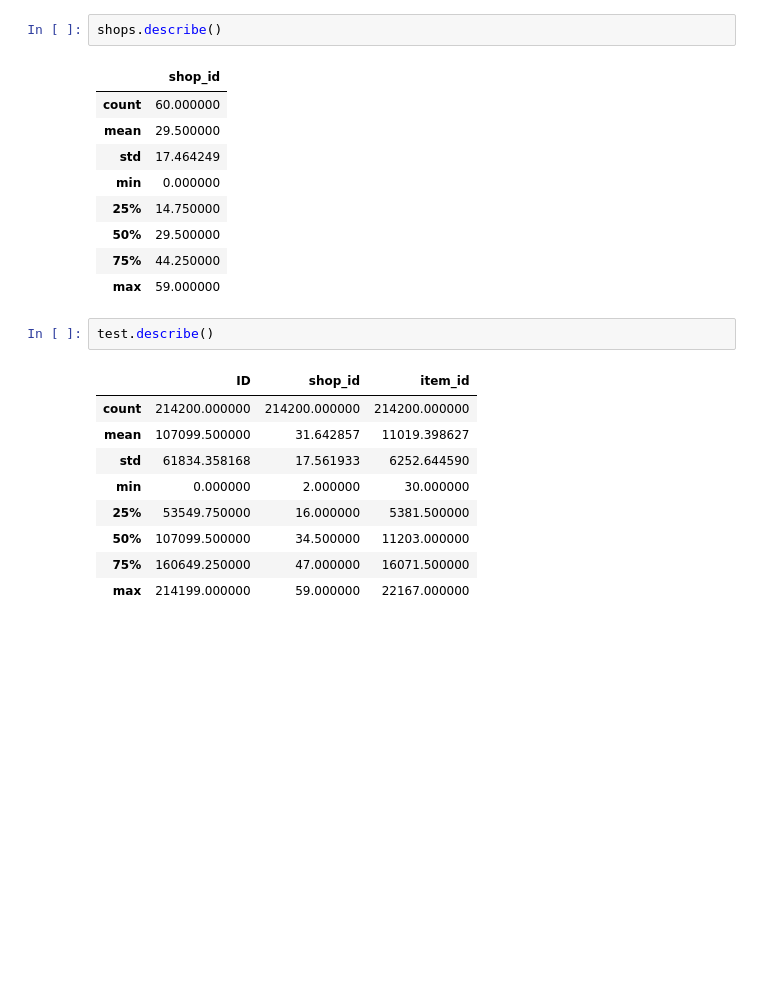
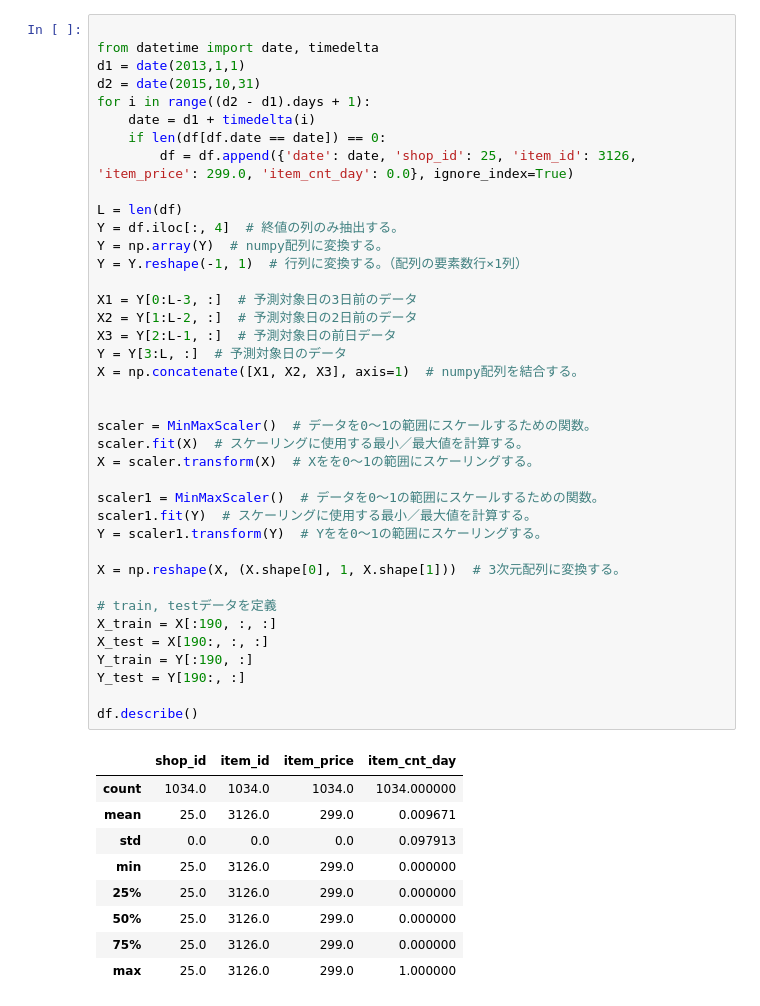
Before and after one commit to CodeSeterpie/CodeSeterpie, a Jupyter notebook: Kaggle/PredictFutureSales/members/uragami-lab/notebook01.ipynb, the cells around one changed output. Cells and saved outputs as stored; diff of their text form; blank space fills up the shorter version.

```diff
--- a/Kaggle/PredictFutureSales/members/uragami-lab/notebook01.ipynb
+++ b/Kaggle/PredictFutureSales/members/uragami-lab/notebook01.ipynb
@@ -74,24 +64,49 @@ sample_submission.describe()
-# %%
-shops.describe()
-# %% [output]
-|  | shop_id |
-| count | 60.000000 |
-| mean | 29.500000 |
-| std | 17.464249 |
-| min | 0.000000 |
-| 25% | 14.750000 |
-| 50% | 29.500000 |
-| 75% | 44.250000 |
-| max | 59.000000 |
-# %%
-test.describe()
-# %% [output]
-|  | ID | shop_id | item_id |
-| count | 214200.000000 | 214200.000000 | 214200.000000 |
-| mean | 107099.500000 | 31.642857 | 11019.398627 |
-| std | 61834.358168 | 17.561933 | 6252.644590 |
-| min | 0.000000 | 2.000000 | 30.000000 |
-| 25% | 53549.750000 | 16.000000 | 5381.500000 |
-| 50% | 107099.500000 | 34.500000 | 11203.000000 |
-| 75% | 160649.250000 | 47.000000 | 16071.500000 |
-| max | 214199.000000 | 59.000000 | 22167.000000 |
+# %%
+
+from datetime import date, timedelta
+d1 = date(2013,1,1)
+d2 = date(2015,10,31)
+for i in range((d2 - d1).days + 1):
+    date = d1 + timedelta(i)
+    if len(df[df.date == date]) == 0:
+        df = df.append({'date': date, 'shop_id': 25, 'item_id': 3126, 'item_price': 299.0, 'item_cnt_day': 0.0}, ignore_index=True)
+
+L = len(df)
+Y = df.iloc[:, 4]  # 終値の列のみ抽出する。
+Y = np.array(Y)  # numpy配列に変換する。
+Y = Y.reshape(-1, 1)  # 行列に変換する。（配列の要素数行×1列）
+
+X1 = Y[0:L-3, :]  # 予測対象日の3日前のデータ
+X2 = Y[1:L-2, :]  # 予測対象日の2日前のデータ
+X3 = Y[2:L-1, :]  # 予測対象日の前日データ
+Y = Y[3:L, :]  # 予測対象日のデータ
+X = np.concatenate([X1, X2, X3], axis=1)  # numpy配列を結合する。
+
+
+scaler = MinMaxScaler()  # データを0～1の範囲にスケールするための関数。
+scaler.fit(X)  # スケーリングに使用する最小／最大値を計算する。
+X = scaler.transform(X)  # Xをを0～1の範囲にスケーリングする。
+
+scaler1 = MinMaxScaler()  # データを0～1の範囲にスケールするための関数。
+scaler1.fit(Y)  # スケーリングに使用する最小／最大値を計算する。
+Y = scaler1.transform(Y)  # Yをを0～1の範囲にスケーリングする。
+
+X = np.reshape(X, (X.shape[0], 1, X.shape[1]))  # 3次元配列に変換する。
+
+# train, testデータを定義
+X_train = X[:190, :, :]
+X_test = X[190:, :, :]
+Y_train = Y[:190, :]
+Y_test = Y[190:, :]
+
+df.describe()
+# %% [output]
+|  | shop_id | item_id | item_price | item_cnt_day |
+| count | 1034.0 | 1034.0 | 1034.0 | 1034.000000 |
+| mean | 25.0 | 3126.0 | 299.0 | 0.009671 |
+| std | 0.0 | 0.0 | 0.0 | 0.097913 |
+| min | 25.0 | 3126.0 | 299.0 | 0.000000 |
+| 25% | 25.0 | 3126.0 | 299.0 | 0.000000 |
+| 50% | 25.0 | 3126.0 | 299.0 | 0.000000 |
+| 75% | 25.0 | 3126.0 | 299.0 | 0.000000 |
+| max | 25.0 | 3126.0 | 299.0 | 1.000000 |
```
Also changed, not shown: parts of 8 cells of this notebook.
